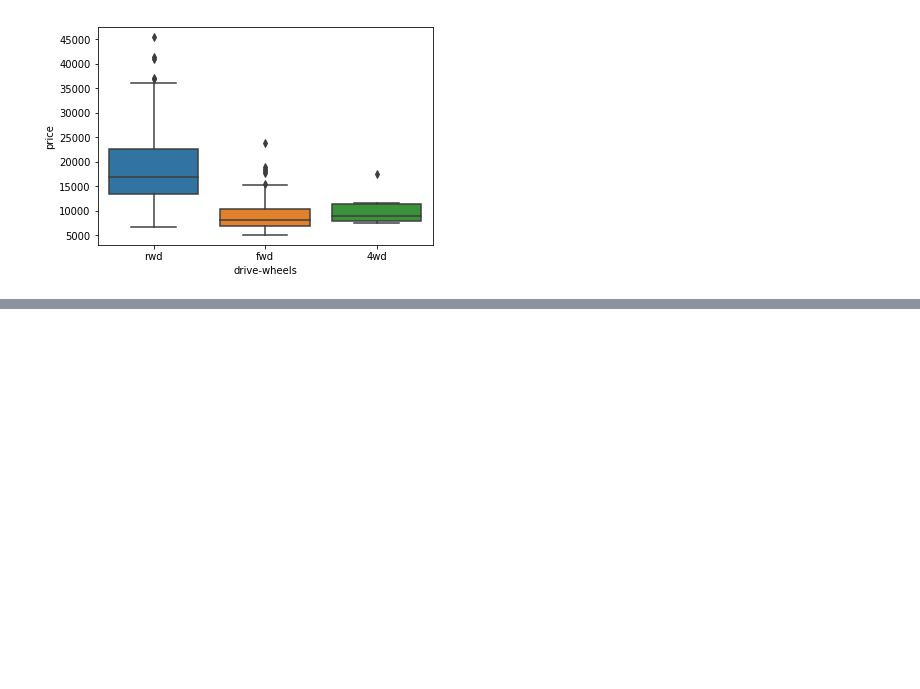
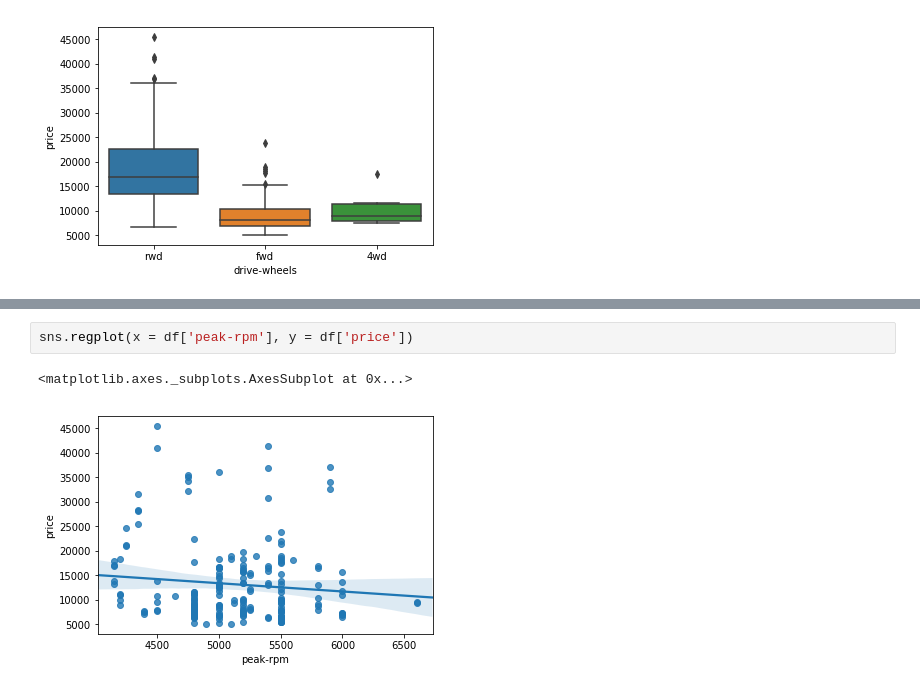
Before and after one commit to ghaffaru/used-car-price-prediction, a Jupyter notebook: train.ipynb, the cells around one changed output, grey strips where cells are left out. Saved outputs shown, nothing was run; the diff lists cells and outputs as text; blank space fills up the shorter version.

```diff
--- a/train.ipynb
+++ b/train.ipynb
@@ -509,0 +523,5 @@ plt.title('Scatter plot of Engine Size')
+# %%
+sns.regplot(x = df['peak-rpm'], y = df['price'])
+# %% [output]
+<matplotlib.axes._subplots.AxesSubplot at 0x...>
+[figure, added]
```
Also changed, not shown: parts of 19 cells of this notebook.
